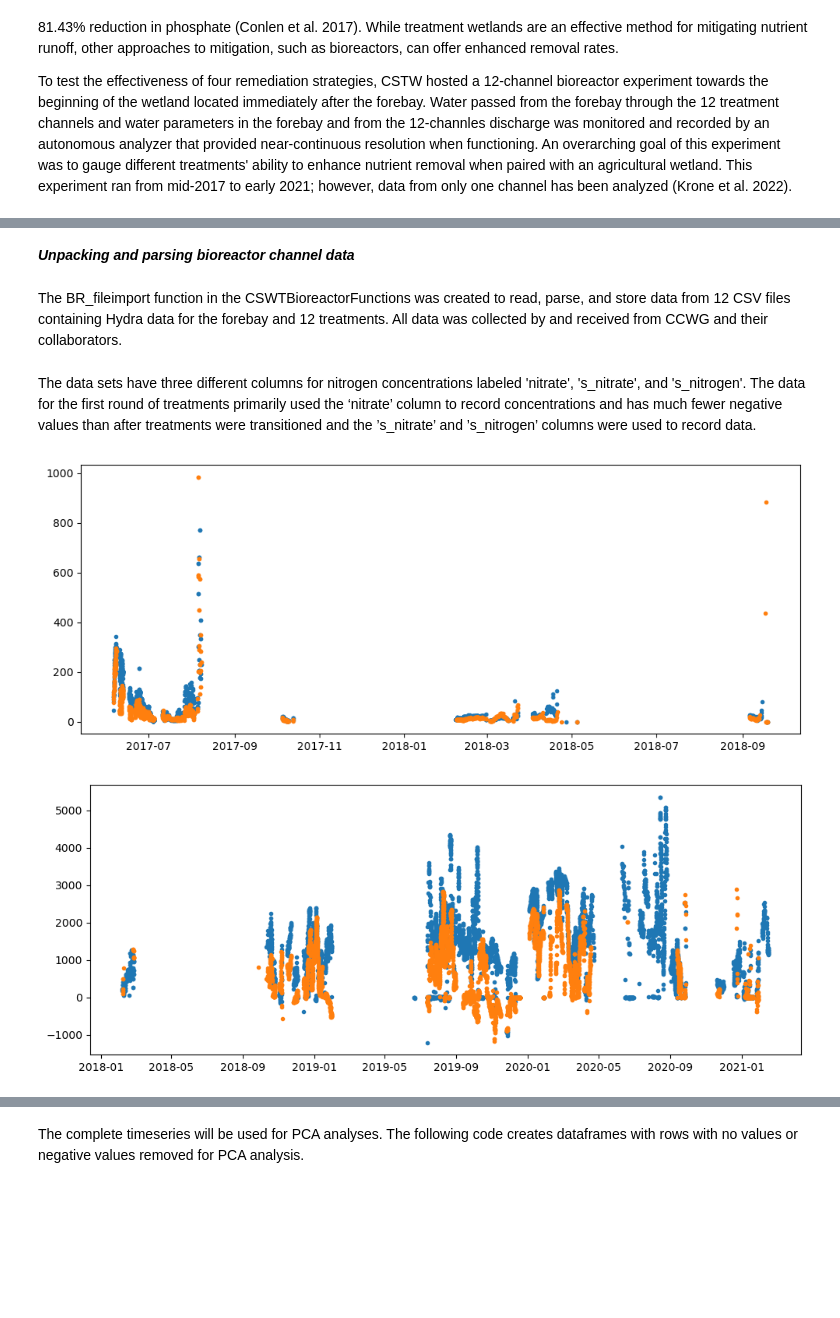
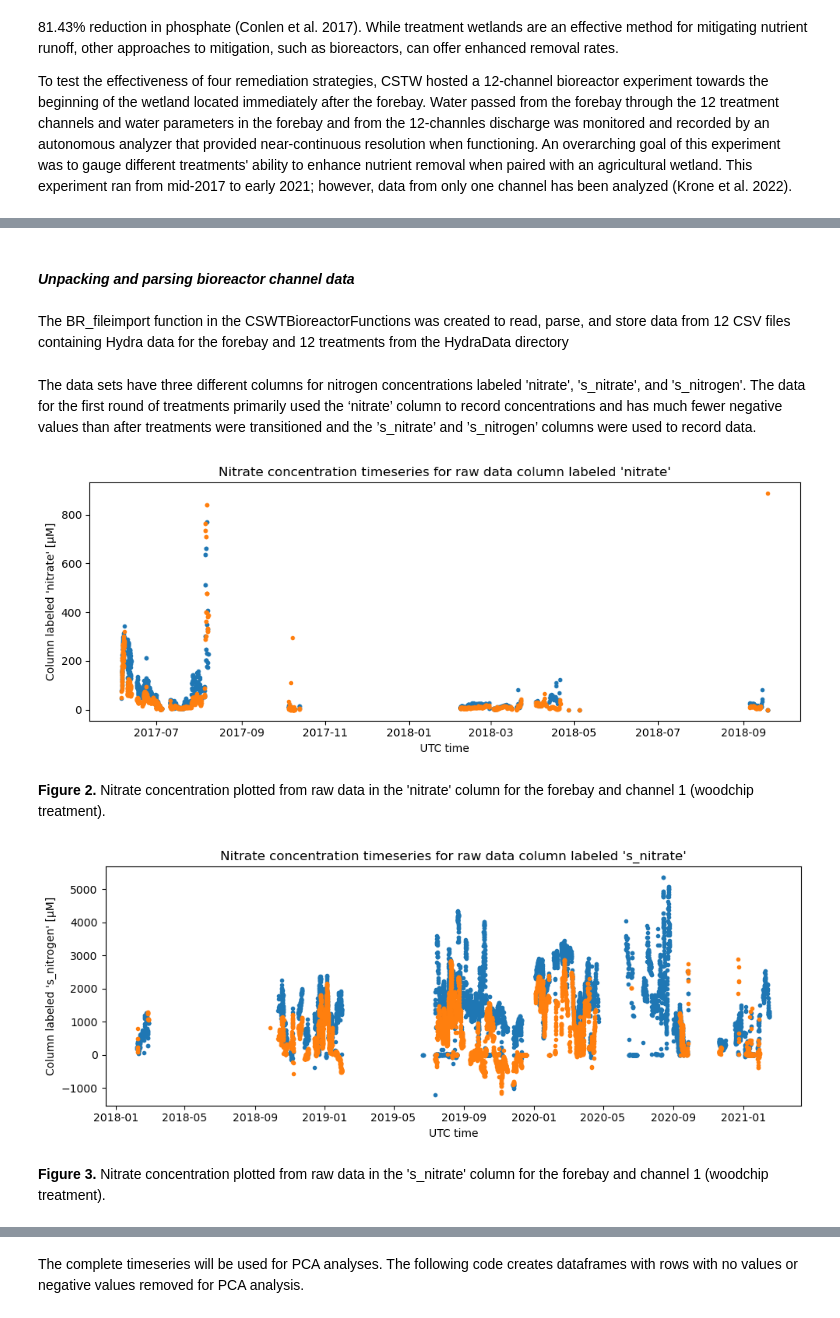
Before and after one commit to kmduncan1/MS263_BioreactorProject, a Jupyter notebook: ProjectNotebook.ipynb, the cells around one changed output, grey strips where cells are left out. Cells and saved outputs as stored; diff of their text form; code cells hidden in the pictures; blank space fills up the shorter version.

```diff
--- a/ProjectNotebook.ipynb
+++ b/ProjectNotebook.ipynb
@@ -42,5 +82,5 @@ To test the effectiveness of four remediation strategies, CSTW hosted a 12-chann
 # %% [markdown]
-<b>*Unpacking and parsing bioreactor channel data*<b/>
+#### *Unpacking and parsing bioreactor channel data*
 # %%
 #Import packages and modules for data parsing, analysis, and visualization
 import pandas as pd
@@ -51,25 +91,36 @@ import matplotlib.pyplot as plt
 import seaborn as sns
 import cmocean.cm as cmo
 # %% [markdown]
-The BR_fileimport function in the CSWTBioreactorFunctions was created to read, parse, and store data from 12 CSV files containing Hydra data for the forebay and 12 treatments. All data was collected by and received from CCWG and their collaborators.
+The BR_fileimport function in the CSWTBioreactorFunctions was created to read, parse, and store data from 12 CSV files containing Hydra data for the forebay and 12 treatments from the HydraData directory
 # %%
 #Importing and parsing forebay and channel data from csv files in HydraData directory
 dffb,dfclist,dfc1,dfc2,dfc3,dfc4,dfc5,dfc6,dfc7,dfc8,dfc9,dfc10,dfc11,dfc12 = CBRF.fileimport()
 # %% [markdown]
 The data sets have three different columns for nitrogen concentrations labeled 'nitrate', 's_nitrate', and 's_nitrogen'. The data for the first round of treatments primarily used the ‘nitrate’ column to record concentrations and has much fewer negative values than after treatments were transitioned and the ’s_nitrate’ and ’s_nitrogen’ columns were used to record data.
 # %%
-#
+#Initializing figure to illustrate raw data structure in the 'nitrate' column
 plt.figure(figsize = [10,4])
 plt.plot(dffb['utc_time'], dffb['nitrate'], '.')
-plt.plot(dfc9['utc_time'], dfc9['nitrate'], '.')
+plt.plot(dfc1['utc_time'], dfc1['nitrate'], '.')
+plt.xlabel('UTC time')
+plt.ylabel("Column labeled 'nitrate' [μM]")
+plt.title("Nitrate concentration timeseries for raw data column labeled 'nitrate'")
 plt.tight_layout()
 # %% [output]
-[figure, old version]
+[figure, new version]
+# %% [markdown]
+<b>Figure 2.</b> Nitrate concentration plotted from raw data in the 'nitrate' column for the forebay and channel 1 (woodchip treatment).
 # %%
+#Initializing figure to illustrate raw data structure in the 's_nitrate' column
 plt.figure(figsize = [10,4])
 plt.plot(dffb['utc_time'], dffb['s_nitrate'],'.')
 plt.plot(dfc1['utc_time'], dfc1['s_nitrate'], '.')
+plt.xlabel('UTC time')
+plt.ylabel("Column labeled 's_nitrogen' [μM]")
+plt.title("Nitrate concentration timeseries for raw data column labeled 's_nitrate'")
 plt.tight_layout()
 # %% [output]
-[figure, old version]
+[figure, new version]
+# %% [markdown]
+<b>Figure 3.</b> Nitrate concentration plotted from raw data in the 's_nitrate' column for the forebay and channel 1 (woodchip treatment).
 # %% [markdown]
```
Also changed, not shown: parts of 34 cells of this notebook, 1 other file.
